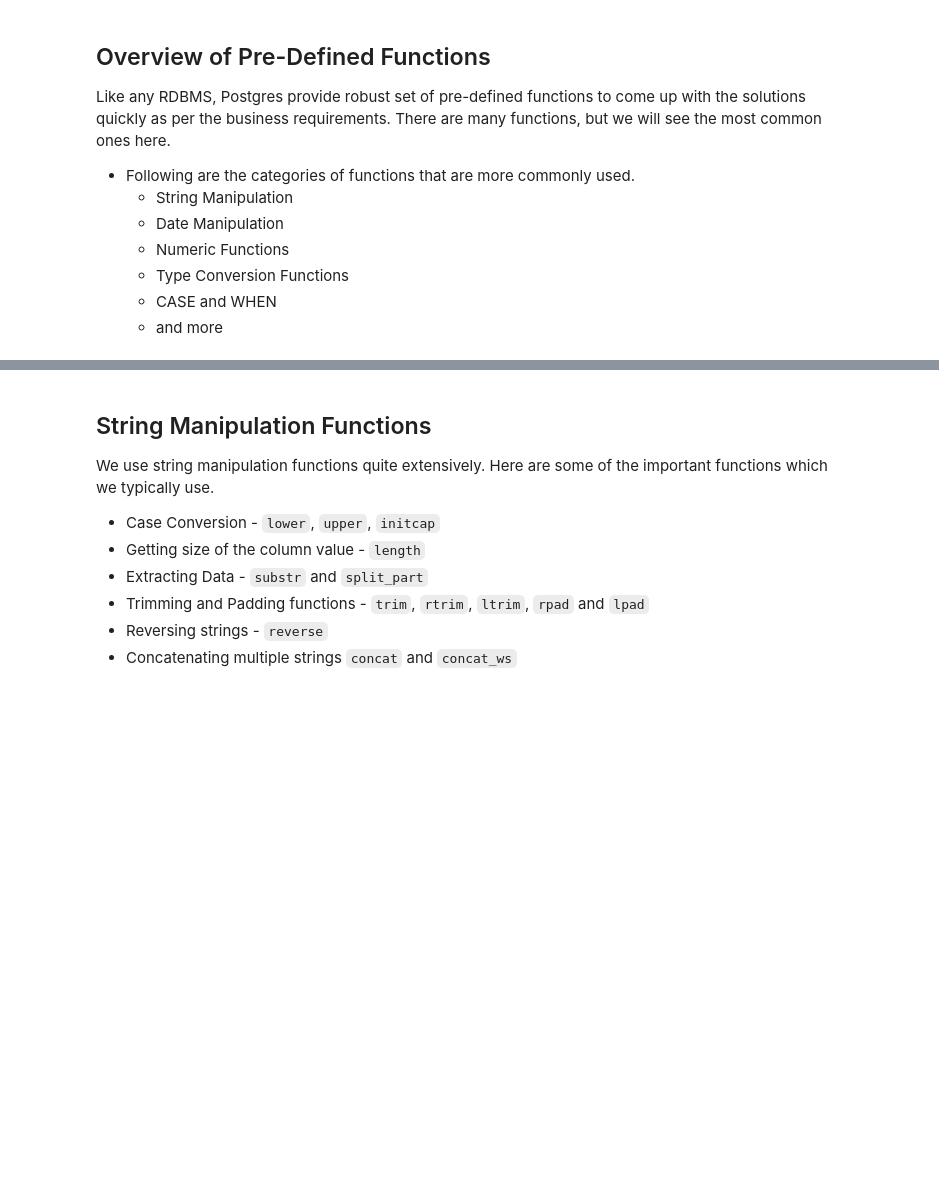
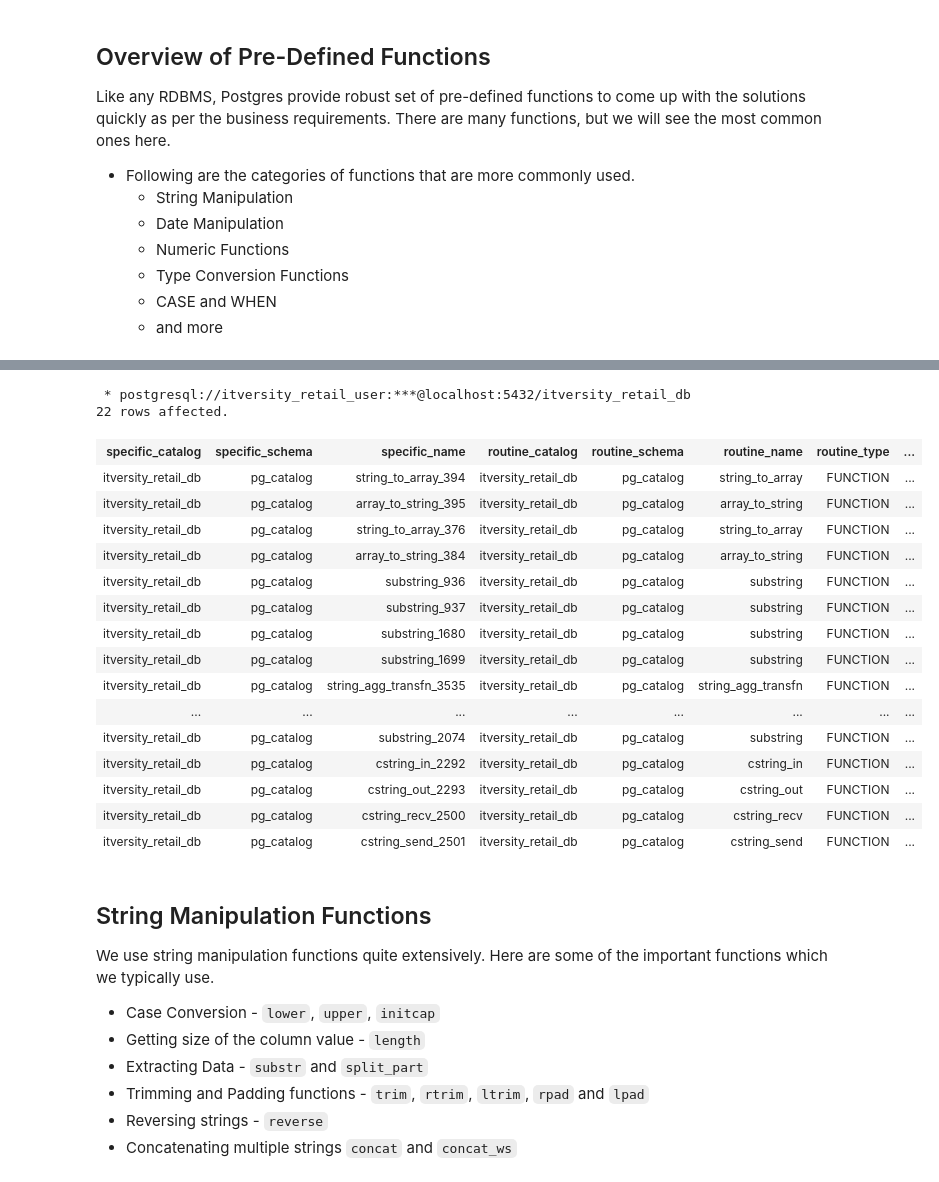
Before and after one commit to itversity/mastering-postgresql, a Jupyter notebook: 06_predefined_functions.ipynb, the cells around one changed output, grey strips where cells are left out. Drawn from its saved outputs; the diff is of its cells as text; code cells hidden in the pictures; blank space fills up the shorter version.

```diff
--- a/06_predefined_functions.ipynb
+++ b/06_predefined_functions.ipynb
@@ -32,3 +51,27 @@ Like any RDBMS, Postgres provide robust set of pre-defined functions to come up
+# %%
+%%sql
+
+SELECT * FROM information_schema.routines
+WHERE routine_name ~ 'string'
+# %% [output]
+ * postgresql://itversity_retail_user:***@localhost:5432/itversity_retail_db
+22 rows affected.
+| specific_catalog | specific_schema | specific_name | routine_catalog | routine_schema | routine_name | routine_type | ... |
+| itversity_retail_db | pg_catalog | string_to_array_394 | itversity_retail_db | pg_catalog | string_to_array | FUNCTION | ... |
+| itversity_retail_db | pg_catalog | array_to_string_395 | itversity_retail_db | pg_catalog | array_to_string | FUNCTION | ... |
+| itversity_retail_db | pg_catalog | string_to_array_376 | itversity_retail_db | pg_catalog | string_to_array | FUNCTION | ... |
+| itversity_retail_db | pg_catalog | array_to_string_384 | itversity_retail_db | pg_catalog | array_to_string | FUNCTION | ... |
+| itversity_retail_db | pg_catalog | substring_936 | itversity_retail_db | pg_catalog | substring | FUNCTION | ... |
+| itversity_retail_db | pg_catalog | substring_937 | itversity_retail_db | pg_catalog | substring | FUNCTION | ... |
+| itversity_retail_db | pg_catalog | substring_1680 | itversity_retail_db | pg_catalog | substring | FUNCTION | ... |
+| itversity_retail_db | pg_catalog | substring_1699 | itversity_retail_db | pg_catalog | substring | FUNCTION | ... |
+| itversity_retail_db | pg_catalog | string_agg_transfn_3535 | itversity_retail_db | pg_catalog | string_agg_transfn | FUNCTION | ... |
+| ... | ... | ... | ... | ... | ... | ... | ... |
+| itversity_retail_db | pg_catalog | substring_2074 | itversity_retail_db | pg_catalog | substring | FUNCTION | ... |
+| itversity_retail_db | pg_catalog | cstring_in_2292 | itversity_retail_db | pg_catalog | cstring_in | FUNCTION | ... |
+| itversity_retail_db | pg_catalog | cstring_out_2293 | itversity_retail_db | pg_catalog | cstring_out | FUNCTION | ... |
+| itversity_retail_db | pg_catalog | cstring_recv_2500 | itversity_retail_db | pg_catalog | cstring_recv | FUNCTION | ... |
+| itversity_retail_db | pg_catalog | cstring_send_2501 | itversity_retail_db | pg_catalog | cstring_send | FUNCTION | ... |
 # %% [markdown]
 ## String Manipulation Functions
 
```
Also changed, not shown: parts of 21 cells of this notebook.
